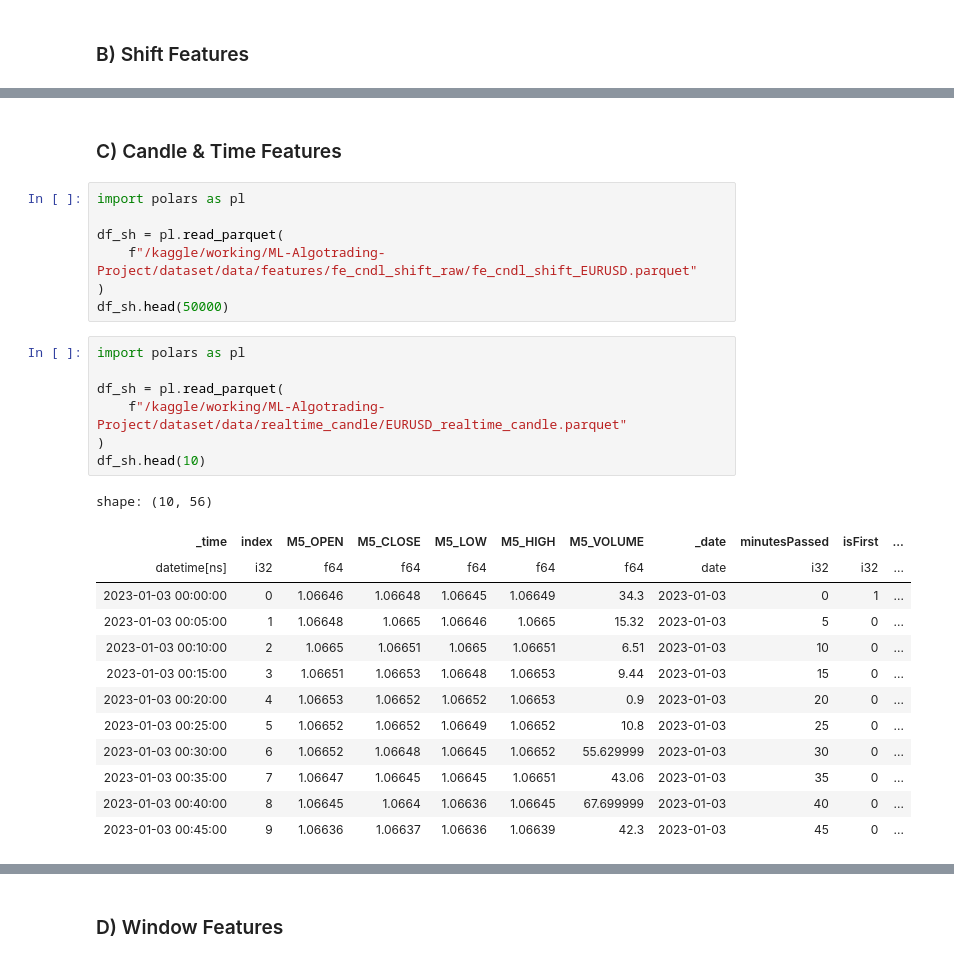
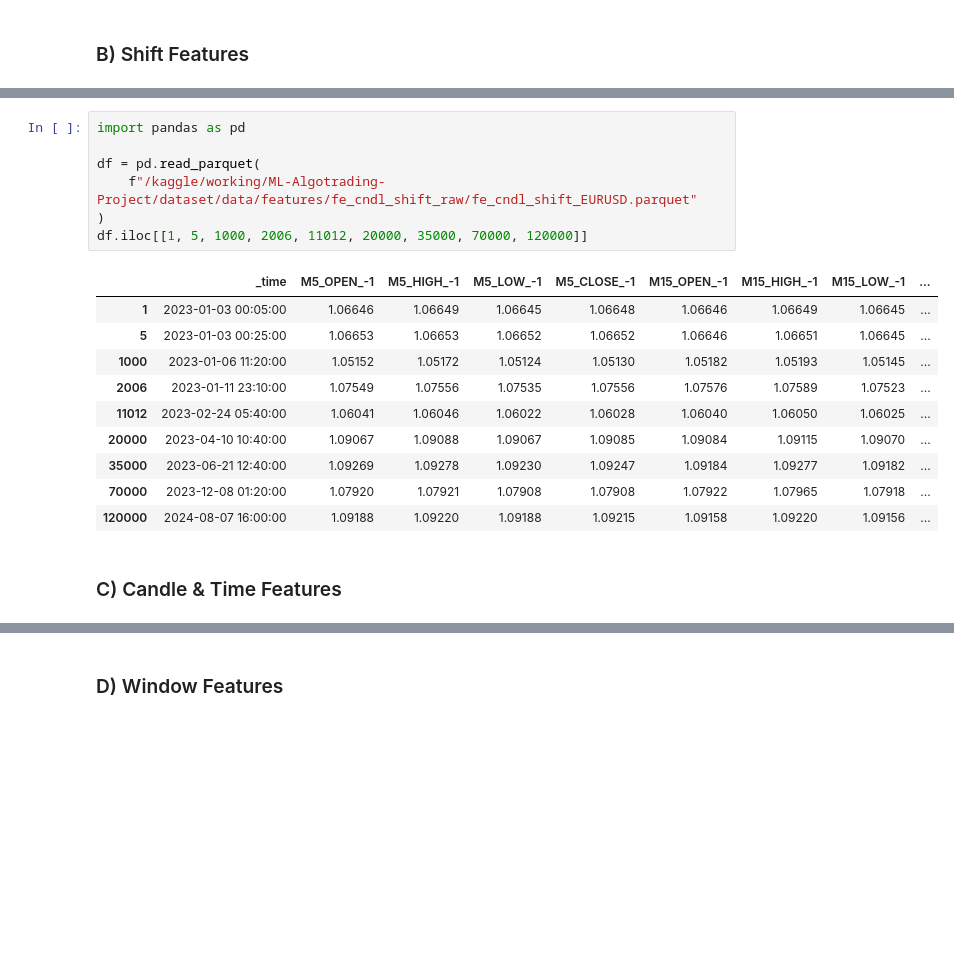
Before and after one commit to Alpha-Hunterss/ML-Algotrading-Project, a Jupyter notebook: algotrading-experiments.ipynb, the cells around one changed output, grey strips where cells are left out. Saved outputs shown, nothing was run; the diff lists cells and outputs as text; blank space fills up the shorter version.

```diff
--- a/algotrading-experiments.ipynb
+++ b/algotrading-experiments.ipynb
@@ -267,33 +388,23 @@ history_cndl_shift(config_general)
+# %%
+import pandas as pd
+
+df = pd.read_parquet(
+    f"/kaggle/working/ML-Algotrading-Project/dataset/data/features/fe_cndl_shift_raw/fe_cndl_shift_EURUSD.parquet"
+)
+df.iloc[[1, 5, 1000, 2006, 11012, 20000, 35000, 70000, 120000]]
+# %% [output]
+|  | _time | M5_OPEN_-1 | M5_HIGH_-1 | M5_LOW_-1 | M5_CLOSE_-1 | M15_OPEN_-1 | M15_HIGH_-1 | M15_LOW_-1 | ... |
+| 1 | 2023-01-03 00:05:00 | 1.06646 | 1.06649 | 1.06645 | 1.06648 | 1.06646 | 1.06649 | 1.06645 | ... |
+| 5 | 2023-01-03 00:25:00 | 1.06653 | 1.06653 | 1.06652 | 1.06652 | 1.06646 | 1.06651 | 1.06645 | ... |
+| 1000 | 2023-01-06 11:20:00 | 1.05152 | 1.05172 | 1.05124 | 1.05130 | 1.05182 | 1.05193 | 1.05145 | ... |
+| 2006 | 2023-01-11 23:10:00 | 1.07549 | 1.07556 | 1.07535 | 1.07556 | 1.07576 | 1.07589 | 1.07523 | ... |
+| 11012 | 2023-02-24 05:40:00 | 1.06041 | 1.06046 | 1.06022 | 1.06028 | 1.06040 | 1.06050 | 1.06025 | ... |
+| 20000 | 2023-04-10 10:40:00 | 1.09067 | 1.09088 | 1.09067 | 1.09085 | 1.09084 | 1.09115 | 1.09070 | ... |
+| 35000 | 2023-06-21 12:40:00 | 1.09269 | 1.09278 | 1.09230 | 1.09247 | 1.09184 | 1.09277 | 1.09182 | ... |
+| 70000 | 2023-12-08 01:20:00 | 1.07920 | 1.07921 | 1.07908 | 1.07908 | 1.07922 | 1.07965 | 1.07918 | ... |
+| 120000 | 2024-08-07 16:00:00 | 1.09188 | 1.09220 | 1.09188 | 1.09215 | 1.09158 | 1.09220 | 1.09156 | ... |
 # %% [markdown]
 ### C) Candle & Time Features
-# %%
-import polars as pl
-
-df_sh = pl.read_parquet(
-    f"/kaggle/working/ML-Algotrading-Project/dataset/data/features/fe_cndl_shift_raw/fe_cndl_shift_EURUSD.parquet"
-)
-df_sh.head(50000)
-# %%
-import polars as pl
-
-df_sh = pl.read_parquet(
-    f"/kaggle/working/ML-Algotrading-Project/dataset/data/realtime_candle/EURUSD_realtime_candle.parquet"
-)
-df_sh.head(10)
-# %% [output]
-shape: (10, 56)
-| _time | index | M5_OPEN | M5_CLOSE | M5_LOW | M5_HIGH | M5_VOLUME | _date | minutesPassed | isFirst | ... |
-| datetime[ns] | i32 | f64 | f64 | f64 | f64 | f64 | date | i32 | i32 | ... |
-| 2023-01-03 00:00:00 | 0 | 1.06646 | 1.06648 | 1.06645 | 1.06649 | 34.3 | 2023-01-03 | 0 | 1 | ... |
-| 2023-01-03 00:05:00 | 1 | 1.06648 | 1.0665 | 1.06646 | 1.0665 | 15.32 | 2023-01-03 | 5 | 0 | ... |
-| 2023-01-03 00:10:00 | 2 | 1.0665 | 1.06651 | 1.0665 | 1.06651 | 6.51 | 2023-01-03 | 10 | 0 | ... |
-| 2023-01-03 00:15:00 | 3 | 1.06651 | 1.06653 | 1.06648 | 1.06653 | 9.44 | 2023-01-03 | 15 | 0 | ... |
-| 2023-01-03 00:20:00 | 4 | 1.06653 | 1.06652 | 1.06652 | 1.06653 | 0.9 | 2023-01-03 | 20 | 0 | ... |
-| 2023-01-03 00:25:00 | 5 | 1.06652 | 1.06652 | 1.06649 | 1.06652 | 10.8 | 2023-01-03 | 25 | 0 | ... |
-| 2023-01-03 00:30:00 | 6 | 1.06652 | 1.06648 | 1.06645 | 1.06652 | 55.629999 | 2023-01-03 | 30 | 0 | ... |
-| 2023-01-03 00:35:00 | 7 | 1.06647 | 1.06645 | 1.06645 | 1.06651 | 43.06 | 2023-01-03 | 35 | 0 | ... |
-| 2023-01-03 00:40:00 | 8 | 1.06645 | 1.0664 | 1.06636 | 1.06645 | 67.699999 | 2023-01-03 | 40 | 0 | ... |
-| 2023-01-03 00:45:00 | 9 | 1.06636 | 1.06637 | 1.06636 | 1.06639 | 42.3 | 2023-01-03 | 45 | 0 | ... |
 # %%
 history_basic_features(config_general)
 history_fe_market_close(config_general)
```
Also changed, not shown: parts of 34 cells of this notebook.
